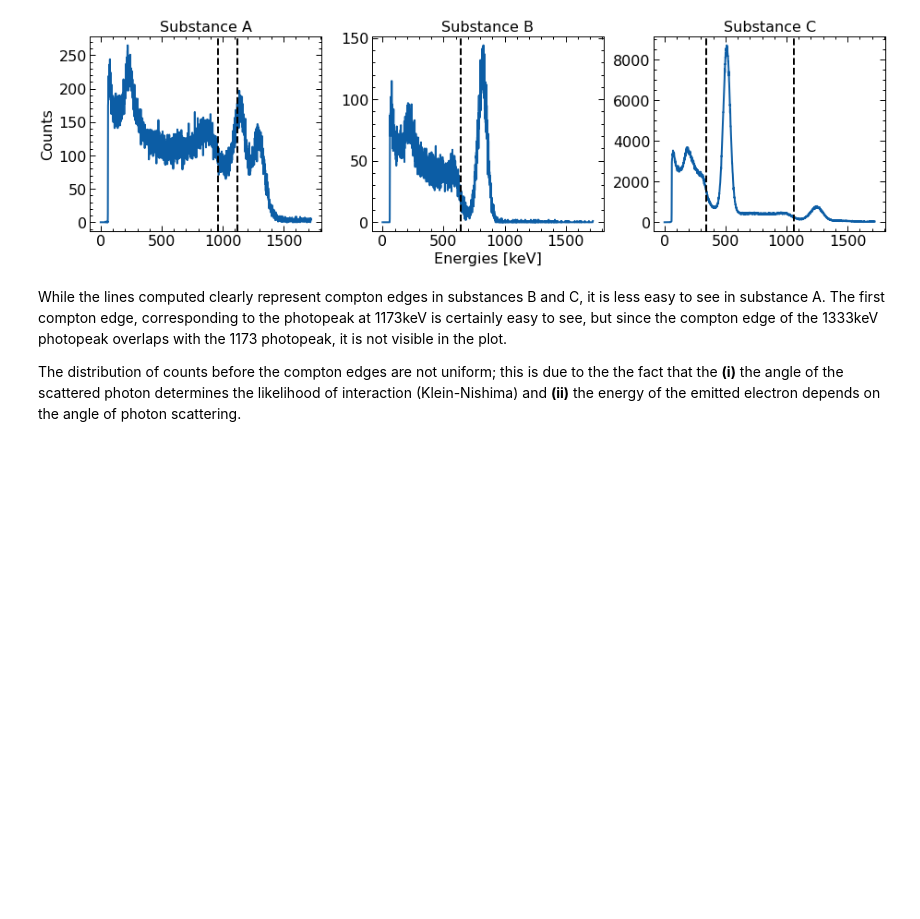
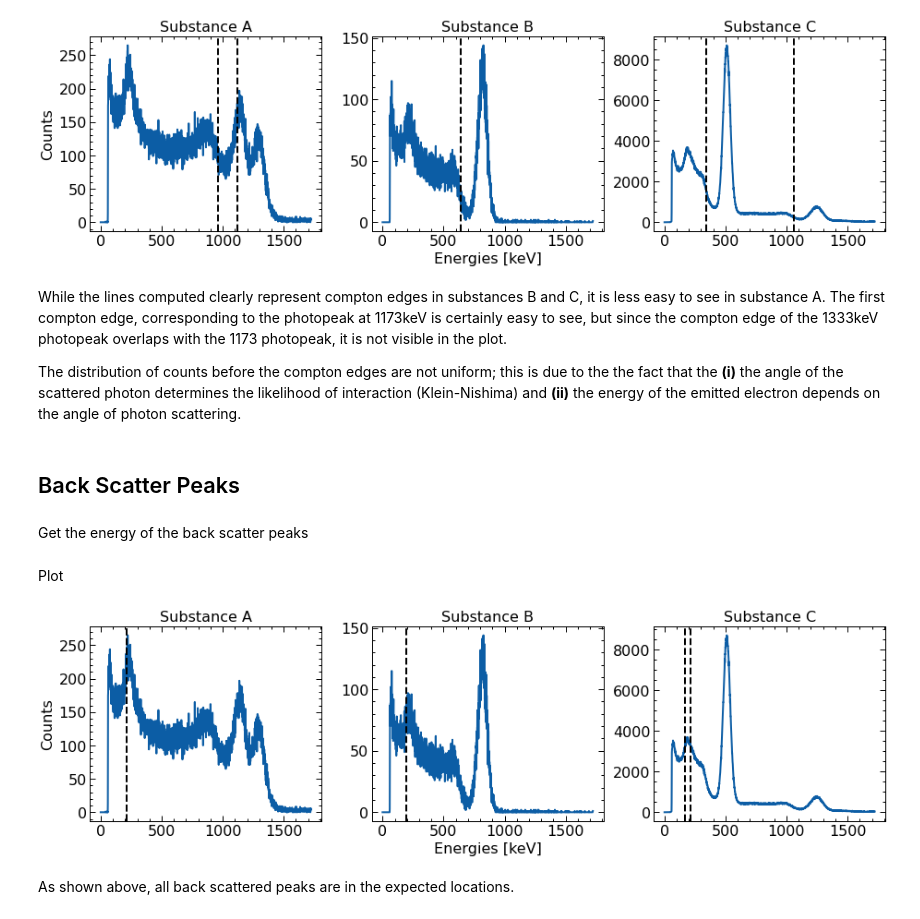
Before and after one commit to lukepolson/School, a Jupyter notebook: Phys 536/a2.ipynb, the cells around one changed output. Cells and saved outputs as stored; diff of their text form; code cells hidden in the pictures; blank space fills up the shorter version.

```diff
--- a/Phys 536/a2.ipynb
+++ b/Phys 536/a2.ipynb
@@ -316,3 +324,36 @@ plt.show()
 While the lines computed clearly represent compton edges in substances B and C, it is less easy to see in substance A. The first compton edge, corresponding to the photopeak at 1173keV is certainly easy to see, but since the compton edge of the 1333keV photopeak overlaps with the 1173 photopeak, it is not visible in the plot.
 
 The distribution of counts before the compton edges are not uniform; this is due to the the fact that the **(i)** the angle of the scattered photon determines the likelihood of interaction (Klein-Nishima) and **(ii)** the energy of the emitted electron depends on the angle of photon scattering.
+# %% [markdown]
+## Back Scatter Peaks
+# %% [markdown]
+Get the energy of the back scatter peaks
+# %%
+Eb_A1 = peakA1 - get_Emax(peakA1)
+Eb_A2 = peakA2 - get_Emax(peakA2)
+Eb_B1 = peakB1 - get_Emax(peakB1)
+Eb_C1 = peakC1 - get_Emax(peakC1)
+Eb_C2 = peakC2 - get_Emax(peakC2)
+# %% [markdown]
+Plot
+# %%
+fig, ax = plt.subplots(1,3,figsize=(13,4))
+ax[0].plot(energies, subA, label='A')
+ax[0].axvline(Eb_A1, ls='--', color='k')
+ax[0].axvline(Eb_A2, ls='--', color='k')
+ax[1].plot(energies, subB, label='B')
+ax[1].axvline(Eb_B1, ls='--', color='k')
+ax[2].plot(energies, subC, label='C')
+ax[2].axvline(Eb_C1, ls='--', color='k')
+ax[2].axvline(Eb_C2, ls='--', color='k')
+ax[1].set_xlabel('Energies [keV]')
+ax[0].set_ylabel('Counts')
+ax[0].set_title('Substance A')
+ax[1].set_title('Substance B')
+ax[2].set_title('Substance C')
+fig.tight_layout()
+plt.show()
+# %% [output]
+[figure, added]
+# %% [markdown]
+As shown above, all back scattered peaks are in the expected locations.
```
Also changed, not shown: parts of 2 cells of this notebook, 2 other files.
